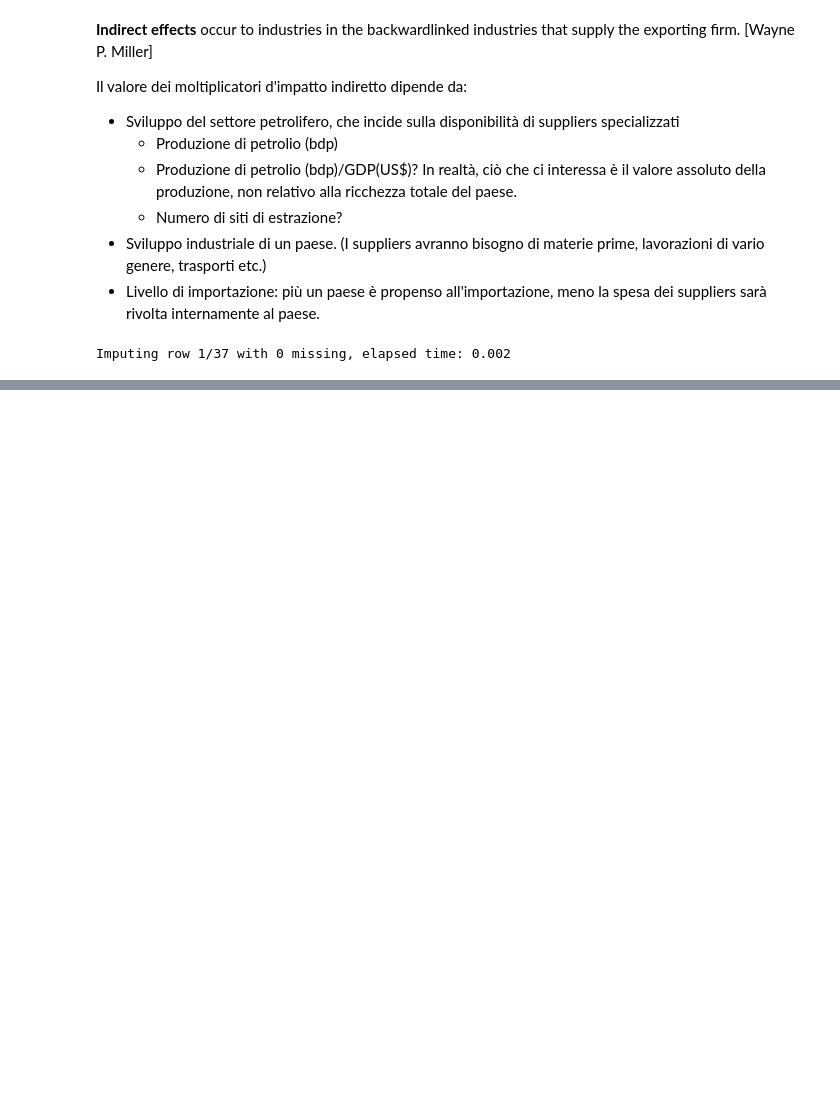
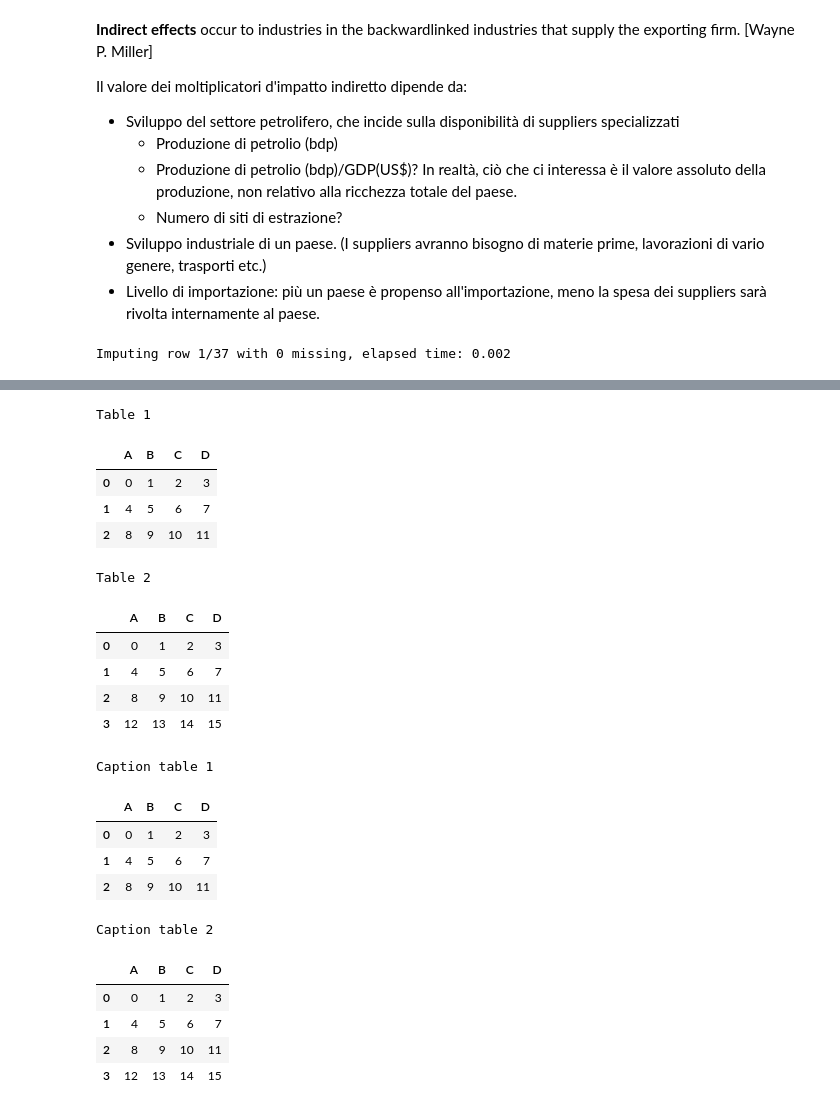
Before and after one commit to WolfLo/clustering-economies, a Jupyter notebook: petroleum.ipynb, the cells around one changed output, grey strips where cells are left out. Saved outputs shown, nothing was run; the diff lists cells and outputs as text; code cells hidden in the pictures; blank space fills up the shorter version.

```diff
--- a/petroleum.ipynb
+++ b/petroleum.ipynb
@@ -253,0 +350,39 @@ data.clusterings['hdbscan']
+# %%
+df1 = pd.DataFrame(np.arange(12).reshape((3,4)),columns=['A','B','C','D',])
+df2 = pd.DataFrame(np.arange(16).reshape((4,4)),columns=['A','B','C','D',])
+
+df1_styler = df1.style.set_table_attributes("style='display:inline'").set_caption('Table 1')
+df2_styler = df2.style.set_table_attributes("style='display:inline'").set_caption('Table 2')
+
+display_html(df1_styler._repr_html_()+df2_styler._repr_html_(), raw=True)
+
+df1_styler = df1.style.\
+                set_table_attributes("style='display:inline'").\
+                set_caption('Caption table 1')
+df2_styler = df2.style.\
+                set_table_attributes("style='display:inline'").\
+                set_caption('Caption table 2')
+display_html(df1_styler._repr_html_()+df2_styler._repr_html_(), raw=True)
+# %% [output]
+Table 1
+|  | A | B | C | D |
+| 0 | 0 | 1 | 2 | 3 |
+| 1 | 4 | 5 | 6 | 7 |
+| 2 | 8 | 9 | 10 | 11 |
+Table 2
+|  | A | B | C | D |
+| 0 | 0 | 1 | 2 | 3 |
+| 1 | 4 | 5 | 6 | 7 |
+| 2 | 8 | 9 | 10 | 11 |
+| 3 | 12 | 13 | 14 | 15 |
+Caption table 1
+|  | A | B | C | D |
+| 0 | 0 | 1 | 2 | 3 |
+| 1 | 4 | 5 | 6 | 7 |
+| 2 | 8 | 9 | 10 | 11 |
+Caption table 2
+|  | A | B | C | D |
+| 0 | 0 | 1 | 2 | 3 |
+| 1 | 4 | 5 | 6 | 7 |
+| 2 | 8 | 9 | 10 | 11 |
+| 3 | 12 | 13 | 14 | 15 |
```
Also changed, not shown: parts of 41 cells of this notebook, 1 other file.
